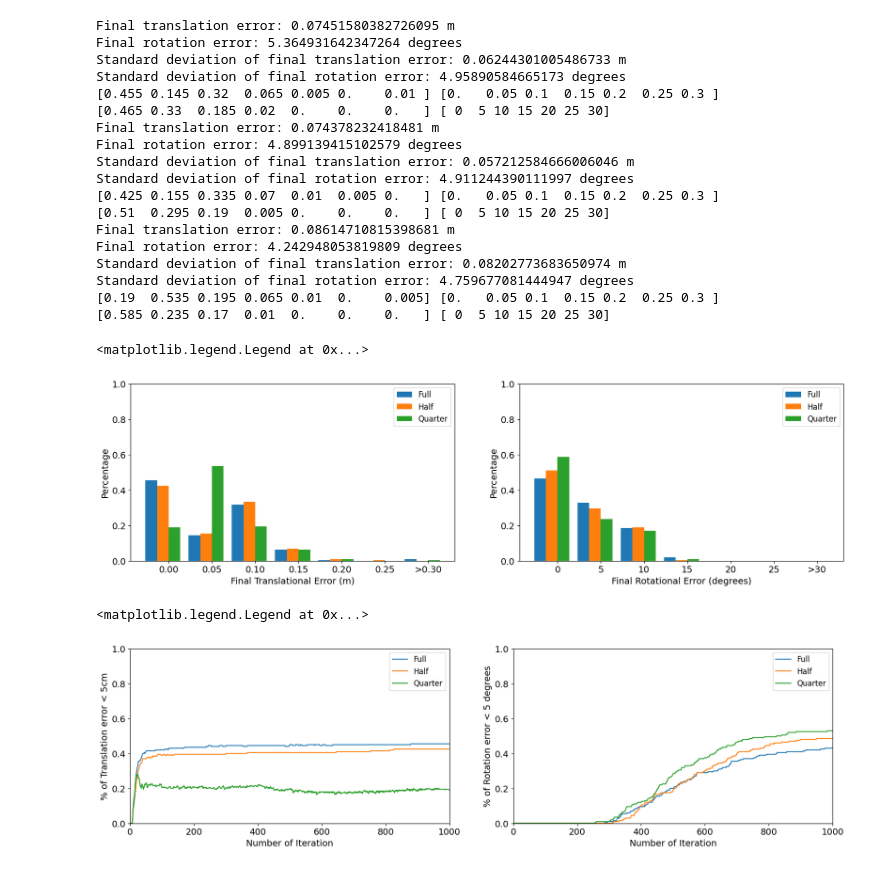
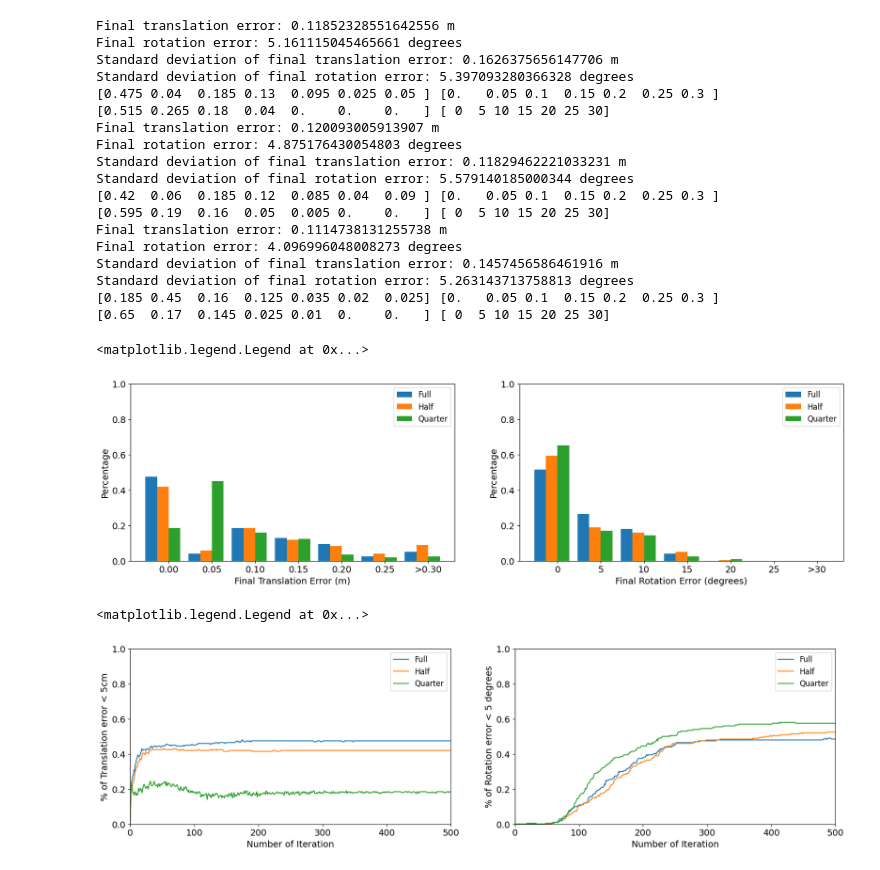
Before and after one commit to tauzn-clock/plane-nerf, a Jupyter notebook: utils/process_pose_data_2_layer.ipynb, the cells around one changed output. Saved outputs shown, nothing was run; the diff lists cells and outputs as text; code cells hidden in the pictures.

```diff
--- a/utils/process_pose_data_2_layer.ipynb
+++ b/utils/process_pose_data_2_layer.ipynb
@@ -8,9 +11,9 @@ import matplotlib.pyplot as plt
 import math
 # %%
 ALL_CSV_PATH = [
-    "/workspace/plane-nerf/outputs/jackal_floor_training_data_1/plane-nerf-fast/2024-03-15_135211/eval_results_2024-03-15_144156.csv",
-    "/workspace/plane-nerf/outputs/jackal_floor_training_data_1/plane-nerf-fast/2024-03-18_221148/eval_results_2024-03-18_225408.csv",
-    "/workspace/plane-nerf/outputs/jackal_floor_training_data_1/plane-nerf-fast/2024-03-18_154207/eval_results_2024-03-18_162345.csv"
+    "/workspace/plane-nerf/outputs/jackal_floor_training_data_1/plane-nerf-fast/2024-03-15_135211/eval_results_2024-03-24_211636.csv",
+    "/workspace/plane-nerf/outputs/jackal_floor_training_data_1/plane-nerf-fast/2024-03-18_221148/eval_results_2024-03-24_235942.csv",
+    "/workspace/plane-nerf/outputs/jackal_floor_training_data_1/plane-nerf-fast/2024-03-18_154207/eval_results_2024-03-25_072121.csv"
 ]
 # %%
 all_translation = []
@@ -111,54 +114,54 @@ for translation, rotation in zip(all_translation, all_rotation):
 axs[0].legend(["Full", "Half", "Quarter"])
 axs[1].legend(["Full", "Half", "Quarter"])
 # %% [output]
-Final translation error: 0.07451580382726095 m
-Final rotation error: 5.364931642347264 degrees
-Standard deviation of final translation error: 0.06244301005486733 m
-Standard deviation of final rotation error: 4.95890584665173 degrees
-[0.455 0.145 0.32  0.065 0.005 0.    0.01 ] [0.   0.05 0.1  0.15 0.2  0.25 0.3 ]
-[0.465 0.33  0.185 0.02  0.    0.    0.   ] [ 0  5 10 15 20 25 30]
-Final translation error: 0.074378232418481 m
-Final rotation error: 4.899139415102579 degrees
-Standard deviation of final translation error: 0.057212584666006046 m
-Standard deviation of final rotation error: 4.911244390111997 degrees
-[0.425 0.155 0.335 0.07  0.01  0.005 0.   ] [0.   0.05 0.1  0.15 0.2  0.25 0.3 ]
-[0.51  0.295 0.19  0.005 0.    0.    0.   ] [ 0  5 10 15 20 25 30]
-Final translation error: 0.08614710815398681 m
-Final rotation error: 4.242948053819809 degrees
-Standard deviation of final translation error: 0.08202773683650974 m
-Standard deviation of final rotation error: 4.759677081444947 degrees
-[0.19  0.535 0.195 0.065 0.01  0.    0.005] [0.   0.05 0.1  0.15 0.2  0.25 0.3 ]
-[0.585 0.235 0.17  0.01  0.    0.    0.   ] [ 0  5 10 15 20 25 30]
+Final translation error: 0.11852328551642556 m
+Final rotation error: 5.161115045465661 degrees
+Standard deviation of final translation error: 0.1626375656147706 m
+Standard deviation of final rotation error: 5.397093280366328 degrees
+[0.475 0.04  0.185 0.13  0.095 0.025 0.05 ] [0.   0.05 0.1  0.15 0.2  0.25 0.3 ]
+[0.515 0.265 0.18  0.04  0.    0.    0.   ] [ 0  5 10 15 20 25 30]
+Final translation error: 0.120093005913907 m
+Final rotation error: 4.875176430054803 degrees
+Standard deviation of final translation error: 0.11829462221033231 m
+Standard deviation of final rotation error: 5.579140185000344 degrees
+[0.42  0.06  0.185 0.12  0.085 0.04  0.09 ] [0.   0.05 0.1  0.15 0.2  0.25 0.3 ]
+[0.595 0.19  0.16  0.05  0.005 0.    0.   ] [ 0  5 10 15 20 25 30]
+Final translation error: 0.1114738131255738 m
+Final rotation error: 4.096996048008273 degrees
+Standard deviation of final translation error: 0.1457456586461916 m
+Standard deviation of final rotation error: 5.263143713758813 degrees
+[0.185 0.45  0.16  0.125 0.035 0.02  0.025] [0.   0.05 0.1  0.15 0.2  0.25 0.3 ]
+[0.65  0.17  0.145 0.025 0.01  0.    0.   ] [ 0  5 10 15 20 25 30]
 <matplotlib.legend.Legend at 0x...>
-[figure, old version]
+[figure, new version]
 # %%
 #Plot 3 graphs for PSNR, SSIM, LPIPS side by side
 fig, axs = plt.subplots(1, 2, figsize=(20, 5))
 
 #Increase font size
 plt.rcParams.update({'font.size': 12})
 
 #Increase font size of axis
 for ax in axs:
     for item in ([ax.title, ax.xaxis.label, ax.yaxis.label] +
                  ax.get_xticklabels() + ax.get_yticklabels()):
         item.set_fontsize(14)
 
 for translation, rotation in zip(all_translation, all_rotation):
     #Draw ratio that falls below 5 cm 5 degrees against iteration
     axs[0].plot((translation < 0.05).mean(axis=0))
     axs[0].set_ylabel("% of Translation error < 5cm")
     axs[0].set_xlabel("Number of Iteration")
     axs[0].set_ylim(0, 1)
-    axs[0].set_xlim(0,1000)
+    axs[0].set_xlim(0,500)
 
     axs[1].plot(((rotation < 0.05).mean(axis=0)))
     axs[1].set_ylabel("% of Rotation error < 5 degrees")
     axs[1].set_xlabel("Number of Iteration")
     axs[1].set_ylim(0, 1)
-    axs[1].set_xlim(0,1000)
+    axs[1].set_xlim(0,500)
 axs[0].legend(["Full", "Half", "Quarter"])
 axs[1].legend(["Full", "Half", "Quarter"])
 # %% [output]
 <matplotlib.legend.Legend at 0x...>
-[figure, old version]
+[figure, new version]
```
Also changed, not shown: parts of 1 cell of this notebook, 1 other file.
